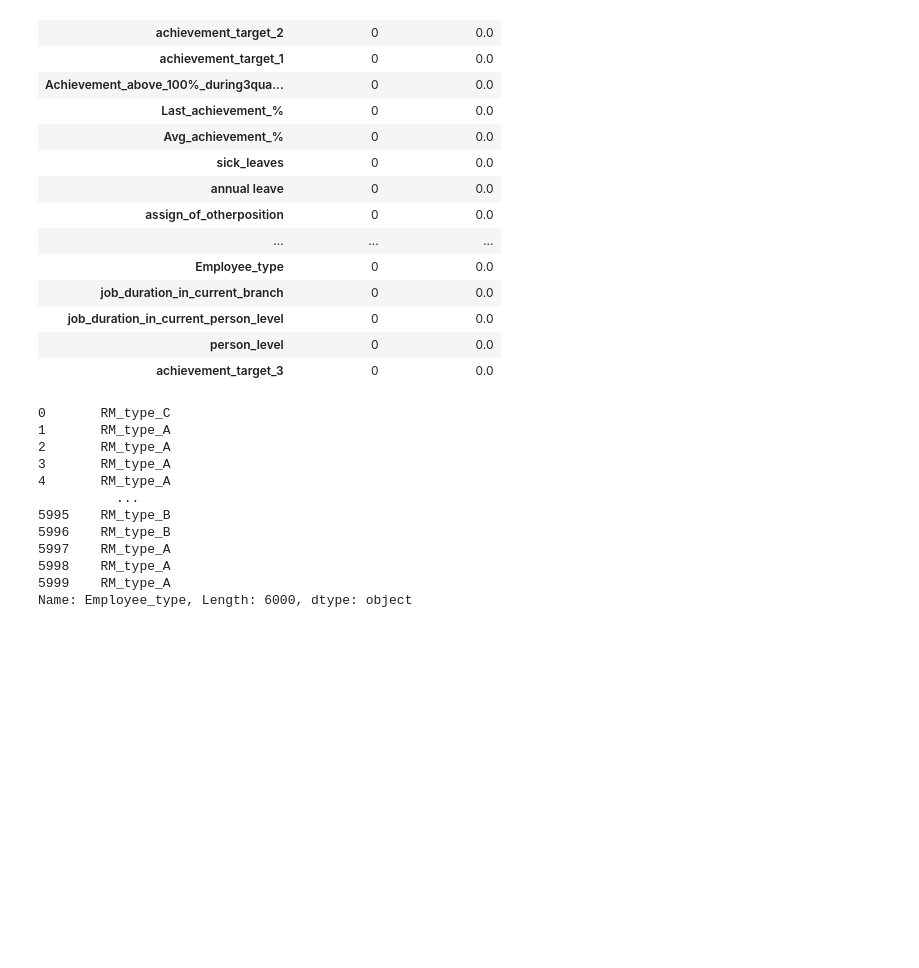
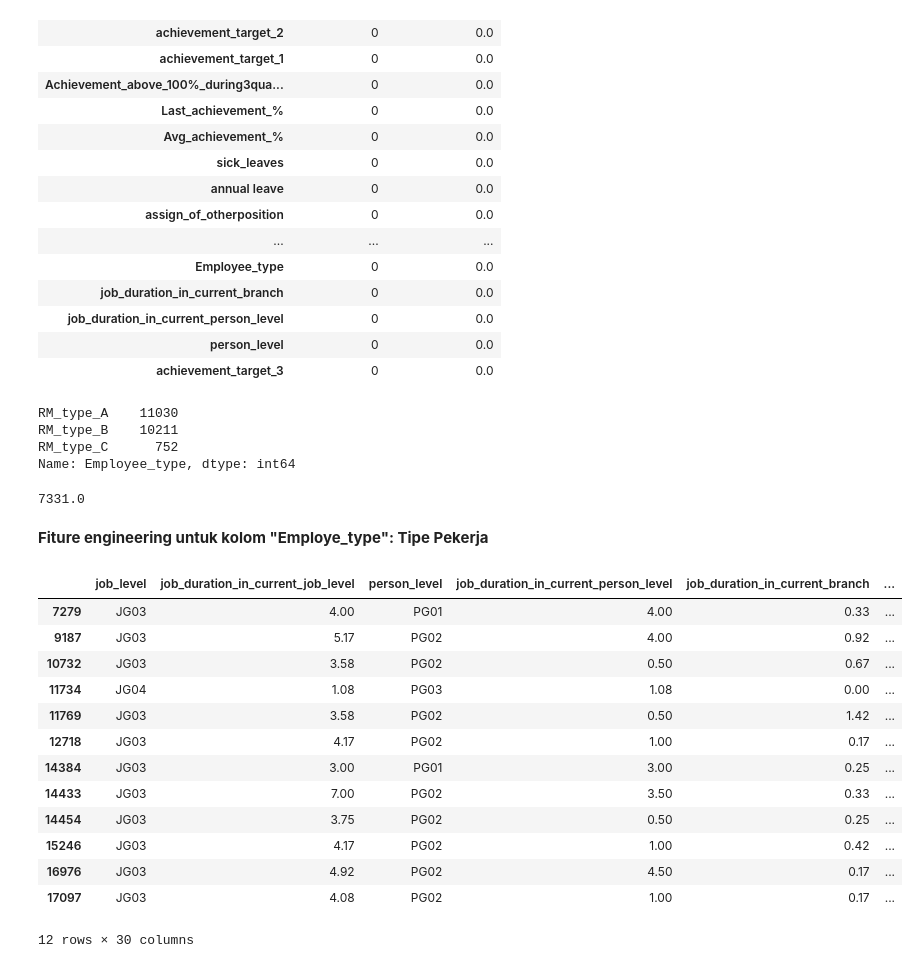
Before and after one commit to alimahatma/BRI-hackaton, a Jupyter notebook: brihack00.ipynb, the cells around one changed output. Saved outputs shown, nothing was run; the diff lists cells and outputs as text; code cells hidden in the pictures; blank space fills up the shorter version.

```diff
--- a/brihack00.ipynb
+++ b/brihack00.ipynb
@@ -222,18 +246,39 @@ mising_val_table(data2)
 | job_duration_in_current_person_level | 0 | 0.0 |
 | person_level | 0 | 0.0 |
 | achievement_target_3 | 0 | 0.0 |
-# %%
-data2["Employee_type"]
-# %% [output]
-0       RM_type_C
-1       RM_type_A
-2       RM_type_A
-3       RM_type_A
-4       RM_type_A
-          ...
-5995    RM_type_B
-5996    RM_type_B
-5997    RM_type_A
-5998    RM_type_A
-5999    RM_type_A
-Name: Employee_type, Length: 6000, dtype: object
+# %%
+data1["Employee_type"].value_counts()
+# %% [output]
+RM_type_A    11030
+RM_type_B    10211
+RM_type_C      752
+Name: Employee_type, dtype: int64
+# %%
+rma = 11030
+rmb = 10211
+rmc = 752
+n = 3
+hasil = (rma+rmb+rmc)/3
+hasil
+# %% [output]
+7331.0
+# %% [markdown]
+**Fiture engineering untuk kolom "Employe_type": Tipe Pekerja**
+# %%
+type_pekerjaan = pd.isnull(data1["Employee_type"])
+data1[type_pekerjaan]
+# %% [output]
+|  | job_level | job_duration_in_current_job_level | person_level | job_duration_in_current_person_level | job_duration_in_current_branch | ... |
+| 7279 | JG03 | 4.00 | PG01 | 4.00 | 0.33 | ... |
+| 9187 | JG03 | 5.17 | PG02 | 4.00 | 0.92 | ... |
+| 10732 | JG03 | 3.58 | PG02 | 0.50 | 0.67 | ... |
+| 11734 | JG04 | 1.08 | PG03 | 1.08 | 0.00 | ... |
+| 11769 | JG03 | 3.58 | PG02 | 0.50 | 1.42 | ... |
+| 12718 | JG03 | 4.17 | PG02 | 1.00 | 0.17 | ... |
+| 14384 | JG03 | 3.00 | PG01 | 3.00 | 0.25 | ... |
+| 14433 | JG03 | 7.00 | PG02 | 3.50 | 0.33 | ... |
+| 14454 | JG03 | 3.75 | PG02 | 0.50 | 0.25 | ... |
+| 15246 | JG03 | 4.17 | PG02 | 1.00 | 0.42 | ... |
+| 16976 | JG03 | 4.92 | PG02 | 4.50 | 0.17 | ... |
+| 17097 | JG03 | 4.08 | PG02 | 1.00 | 0.17 | ... |
+12 rows × 30 columns
```
Also changed, not shown: parts of 41 cells of this notebook.
